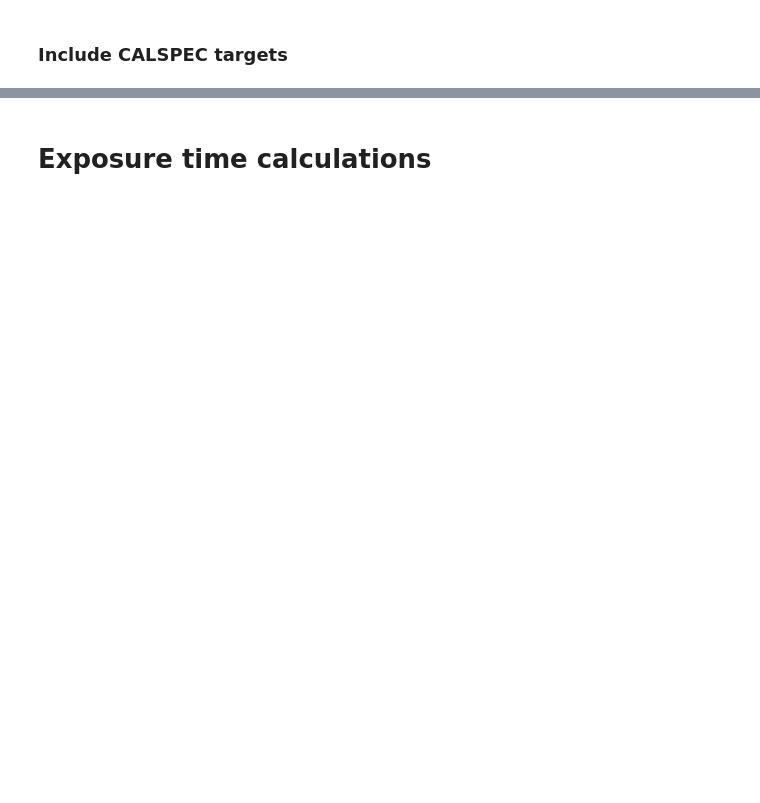
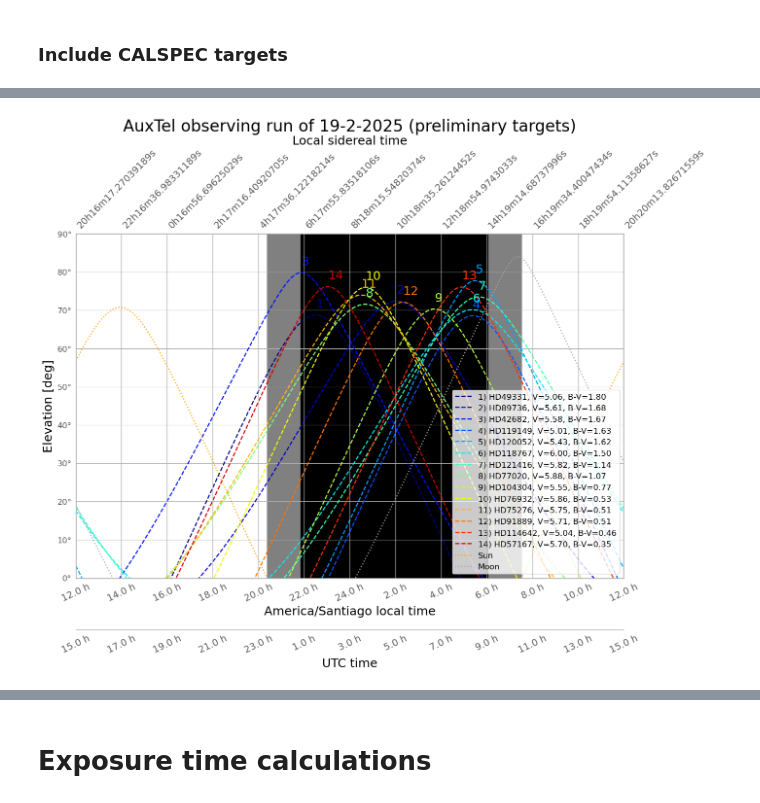
Before and after one commit to mrmonroy/auxtel_target_visbility, a Jupyter notebook: altaz_calculator_spectral_atlas_ESO.ipynb, the cells around one changed output, grey strips where cells are left out. Saved outputs shown, nothing was run; the diff lists cells and outputs as text; code cells hidden in the pictures; blank space fills up the shorter version.

```diff
--- a/altaz_calculator_spectral_atlas_ESO.ipynb
+++ b/altaz_calculator_spectral_atlas_ESO.ipynb
@@ -153,8 +284,8 @@ lsst_utcoffset
 # %% [markdown]
 # Observation date at site
 # %%
-DAY = 13
-MONTH = 1
+DAY = 19
+MONTH = 2
 YEAR = 2025
 # %%
 outdir = './targets_{0}-{1:02d}-{2:02d}'.format(YEAR,MONTH,DAY)
@@ -474,5 +648,5 @@ ax.fill_between(delta_midnight, 0*u.deg, 90*u.deg,
 # %%
-Nredest = 7
+Nredest = 14
 redest_targets = np.array(final_targets)[B_V.argsort()[::-1]][:Nredest]
 print(redest_targets)
 print(B_V[B_V.argsort()[::-1]][:Nredest])
@@ -540,7 +723,3 @@ target_selection = redest_targets
 ### Include CALSPEC targets
 # %%
 calspec_targets = ['HD34816']
-# %%
-target_selection = list(target_selection)+calspec_targets
-#target_selection.sort()
-target_selection,len(target_selection)
@@ -582,8 +765,11 @@ for target_ in calspec_targets:
         #ra_ = hhmmss2deg(str(ra_))
         #dec_ = degmmss2deg(str(dec_))
         if dec_>=min_dec and dec_<=max_dec and ra_>=min_ra and ra_<=max_ra:
+            target_selection = list(target_selection)+[target_]
             coords_ = SkyCoord(ra_,dec_,unit="deg")
             target_coords[target_] = coords_
 
             alt_ = coords_.transform_to(alt_frame)
             target_alts[target_] = alt_.alt
+        else:
+            print('OUT OF LIMITS')
@@ -620,7 +814,7 @@ ax.set_xlim(-12*u.hour,12*u.hour)
 ax.set_ylim(0*u.degree,90*u.degree)
 ax.set_xlabel('{0} local time'.format(lsst_timezone),fontsize=18)
 ax.set_ylabel('Elevation [deg]',fontsize=18)
-ax.set_title('AuxTel observing run of {0}-{1}-{2}'.format(DAY,MONTH,YEAR),fontsize=24)
+ax.set_title('AuxTel observing run of {0}-{1}-{2} (preliminary targets)'.format(DAY,MONTH,YEAR),fontsize=24)
 ax.legend(loc="lower right")
 
 
@@ -628,34 +822,35 @@ ax2 = ax.twiny()
 ax2.plot([],[],ls='')
 xticks = ax.get_xticks()
 ax2.set_xticks(xticks)
 ax2.set_xticklabels(labels=sidereal_ticks,ha='left',rotation=45,fontsize=14)
 ax2.set_xlim(-12*u.hour,12*u.hour)
 ax2.set_xlabel('Local sidereal time',fontsize=18)
 
 ax3 = ax.twiny()
 # Move twinned axis ticks and label from top to bottom
 ax3.xaxis.set_ticks_position("bottom")
 ax3.xaxis.set_label_position("bottom")
 # Offset the twin axis below the host
 offset = -0.15
 ax3.spines["bottom"].set_position(("axes", offset))
 ax3.set_frame_on(True)
 ax3.patch.set_visible(False) # mandatory
 for sp in ax3.spines.values():
     sp.set_visible(False)
 ax3.spines["bottom"].set_visible(True)
 
 ax3.set_xticks(xticks)
 ax3.set_xticklabels(labels=utc_ticks,rotation=25,fontsize=14)
 ax3.set_xlabel('UTC time', fontsize=18)
 
 ax.fill_between(delta_midnight, 0*u.deg, 90*u.deg,
                  alt_sun_deg < -0*u.deg, color='0.5', zorder=0)
 ax.fill_between(delta_midnight, 0*u.deg, 90*u.deg,
                  alt_sun_deg < -18*u.deg, color='k', zorder=0)
 
 plt.tight_layout()
-plt.savefig(os.path.join(outdir,'targets_{0}-{1}-{2}_alt-time.png'.format(DAY,MONTH,YEAR)))
+# %% [output]
+[figure, added]
 # %%
 def makePolarPlot(azimuthsInDegrees, zenithAngles, marker=".",ax=None,
                        title=None, color=None, objName=None,lw=0.5):
```
Also changed, not shown: parts of 57 cells of this notebook, 1 other file.
